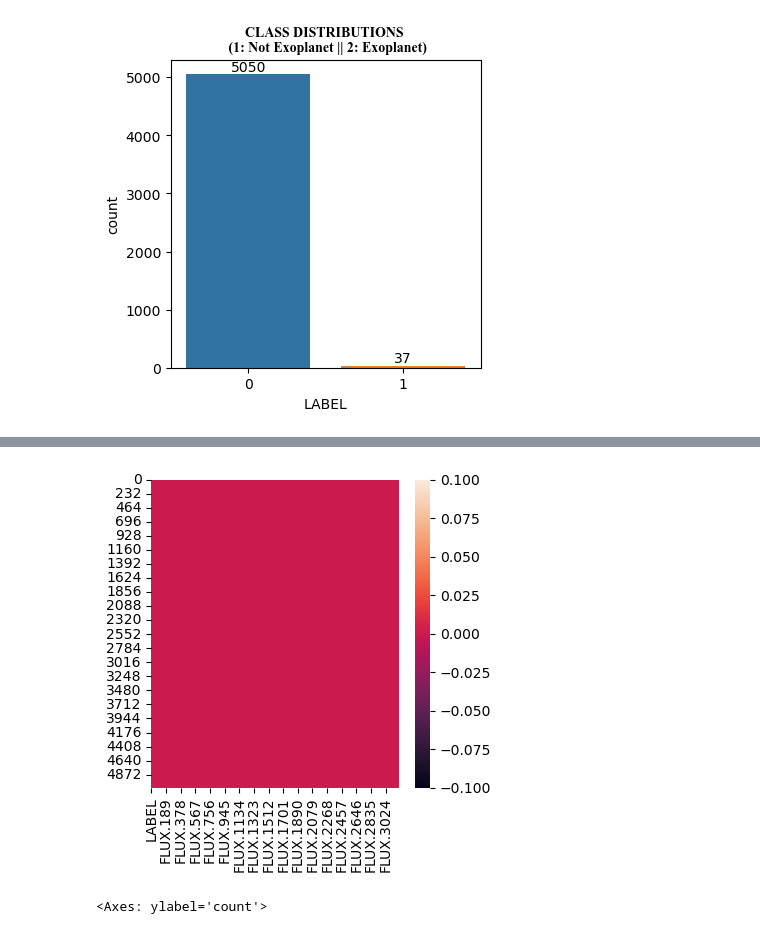
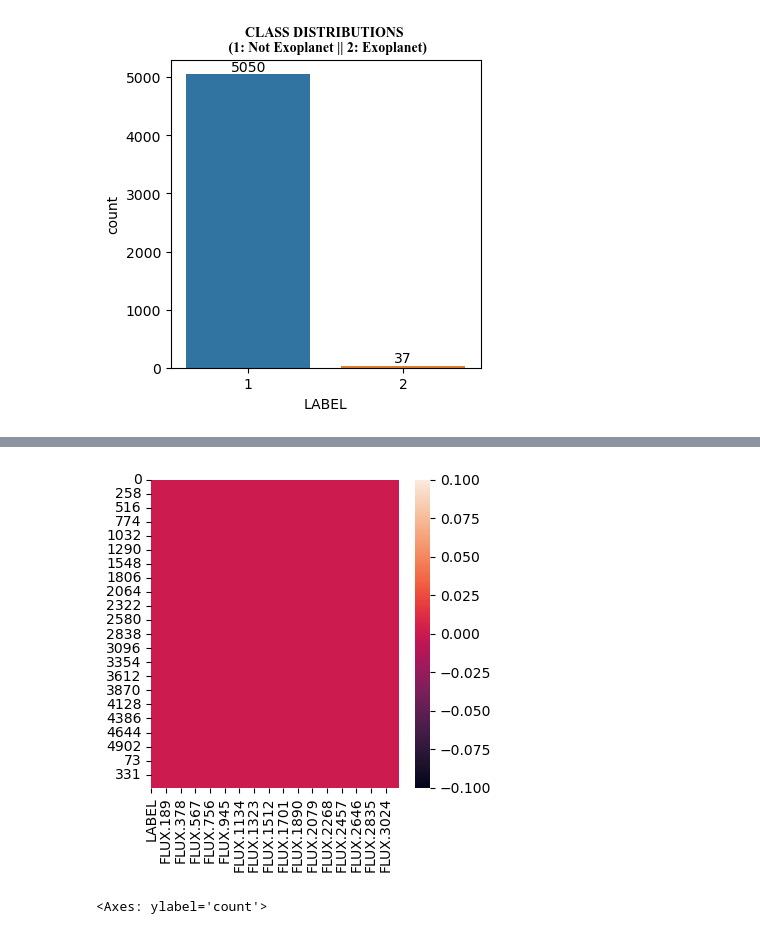
Before and after one commit to shekar-raja/exoplanet-detection-system-ml, a Jupyter notebook: Exoplanet Detection System.ipynb, the cells around one changed output, grey strips where cells are left out. Drawn from its saved outputs; the diff is of its cells as text; code cells hidden in the pictures.

Commit message:
data manipulation done

```diff
--- a/Exoplanet Detection System.ipynb
+++ b/Exoplanet Detection System.ipynb
@@ -25,8 +27,10 @@ warnings.filterwarnings('ignore')
 train_dataset_path = "./dataset/exoTrain.csv"
 train_df = pd.read_csv(train_dataset_path)
 
-categories = {1: 0, 2: 1}
-train_df.LABEL = [categories[item] for item in train_df.LABEL]
-
-X = train_df.drop(["LABEL"], axis=1)
-y = train_df["LABEL"]
+# Importing test data
+test_dataset_path = "./dataset/exoTest.csv"
+test_df = pd.read_csv(test_dataset_path)
+# %%
+# Combining two dataframes for further investigation
+df = pd.concat([train_df, test_df])
+print(f'Dataset consists of {df.shape[0]} rows and {df.shape[1]} columns')
@@ -33 +41,7 @@ y = train_df["LABEL"]
+# %%
+categories = {1: 0, 2: 1}
+try:
+    df.LABEL = [categories[item] for item in df.LABEL]
+except KeyError:
+    print(f"{KeyError} Keys does not match in LABEL column")
 # %%
@@ -101,9 +94,9 @@ plt.show()
 # %%
 plt.figure(figsize = (4,4))
-sns.heatmap(train_df.isnull())
+sns.heatmap(df.isnull())
 plt.show()
 # %% [output]
-[figure, old version]
+[figure, new version]
 # %%
 # Over sampling the imbalanced class
 smote = SMOTE(sampling_strategy=1)
```
Also changed, not shown: parts of 14 cells of this notebook.
